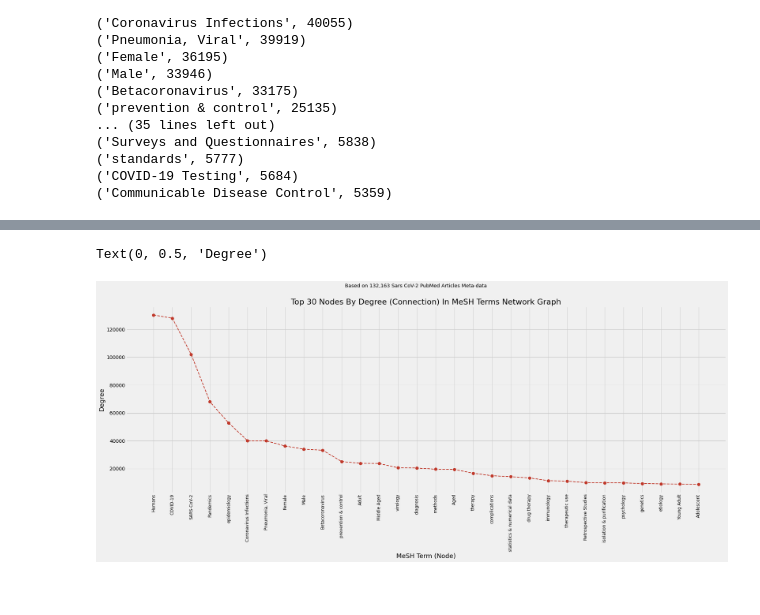
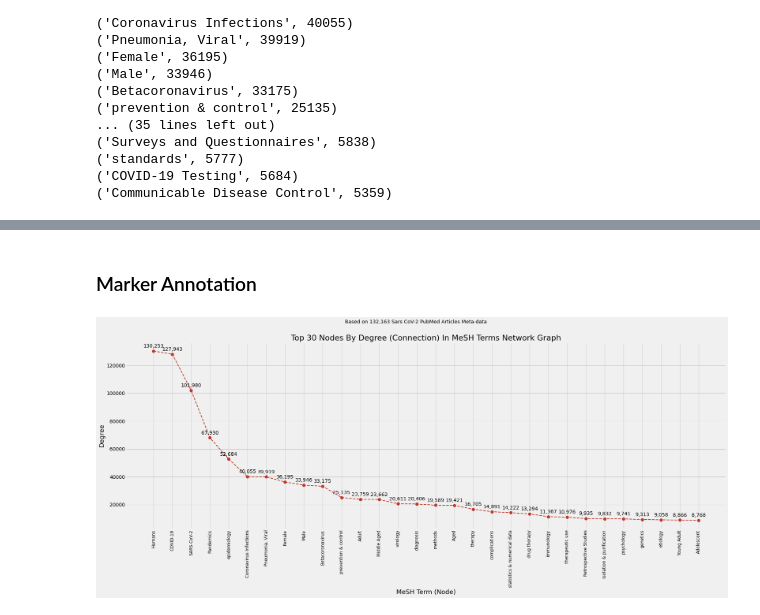
Before and after one commit to akshayonly/twohundredthousand-covid-19-literature, a Jupyter notebook: sars_cov_2_pubmed_mesh_terms_network_analysis_viz.ipynb, the cells around one changed output, grey strips where cells are left out. Cells and saved outputs as stored; diff of their text form; code cells hidden in the pictures.

```diff
--- a/sars_cov_2_pubmed_mesh_terms_network_analysis_viz.ipynb
+++ b/sars_cov_2_pubmed_mesh_terms_network_analysis_viz.ipynb
@@ -112,4 +117,4 @@ def noMeshTerms(entry):
 # %%
 term_count = []
 for entry in data_mesh_present.MH:
-  term_count.append(noMeshTerms(entry))
+  term_count.append(mesh_count(entry))
@@ -129,2 +120,0 @@ np.mean(term_count)
-# %%
-entry = data_mesh_present.MH[2]
@@ -130,0 +127,10 @@ entry = data_mesh_present.MH[2]
+# %%
+plt.rcParams['figure.figsize'] = [18, 6]
+
+sns.kdeplot(term_count, shade=True, color="r")
+
+plt.title(f"Density of MeSH Terms in {mesh_entries} Sars CoV-2 PubMed Articles")
+
+plt.xlabel('Number of MeSH Terms')
+
+plt.ylabel('Density')
@@ -131,7 +142,7 @@ entry = data_mesh_present.MH[2]
 # %%
 G = nx.Graph()
 
-for pmid, entry in zip(data_mesh_present.PMID, data_mesh_present.MH):
+for pmid, entry in tqdm(zip(data_mesh_present.PMID, data_mesh_present.MH)):
   main_node = str(pmid).strip()
   G.add_node(main_node)
 
@@ -250,36 +272,50 @@ Text(0.5, 1.0, 'Top MeSH Terms (Nodes) Among 146,985 Terms (Nodes) By Degree')
+# %% [markdown]
+### Marker Annotation
 # %%
 top = 30
 top_nodes = sorted_degree[:top]
 
 mesh_nodes = list()
 degrees = list()
 
 for mesh_node, degree in top_nodes:
   mesh_nodes.append(mesh_node)
   degrees.append(degree)
 
 plt.style.use('fivethirtyeight')
 
 title_ = f"Top {top} Nodes By Degree (Connection) In MeSH Terms Network Graph"
 
 plt.rcParams['figure.figsize'] = [27, 9]
 
 plt.xticks(rotation=90)
 
 plt.plot(mesh_nodes, degrees, color='#c0392b',
          marker='o', linestyle='dashed',
          linewidth=2, markersize=8)
 
-plt.suptitle("Based on 132,163 Sars CoV-2 PubMed Articles Meta-data",
+plt.suptitle(f"Based on {mesh_entries} Sars CoV-2 PubMed Articles Meta-data",
              fontsize=14)
 
 plt.title(title_, fontsize=22)
 
 plt.xticks(fontsize=12)
 
 plt.xlabel('MeSH Term (Node)', fontsize=18)
 
 plt.ylabel('Degree', fontsize=18)
+
+
+for x,y in zip(mesh_nodes, degrees):
+
+    label = ("{:,}".format(y))
+
+    plt.annotate(label, # this is the text
+                 (x,y), # these are the coordinates to position the label
+                 textcoords="offset points", # how to position the text
+                 xytext=(0,10), # distance from text to points (x,y)
+                 ha='center') # horizontal alignment can be left, right or center
+
+plt.show()
 # %% [output]
-Text(0, 0.5, 'Degree')
-[figure, old version]
+[figure, new version]
```
Also changed, not shown: parts of 37 cells of this notebook.
